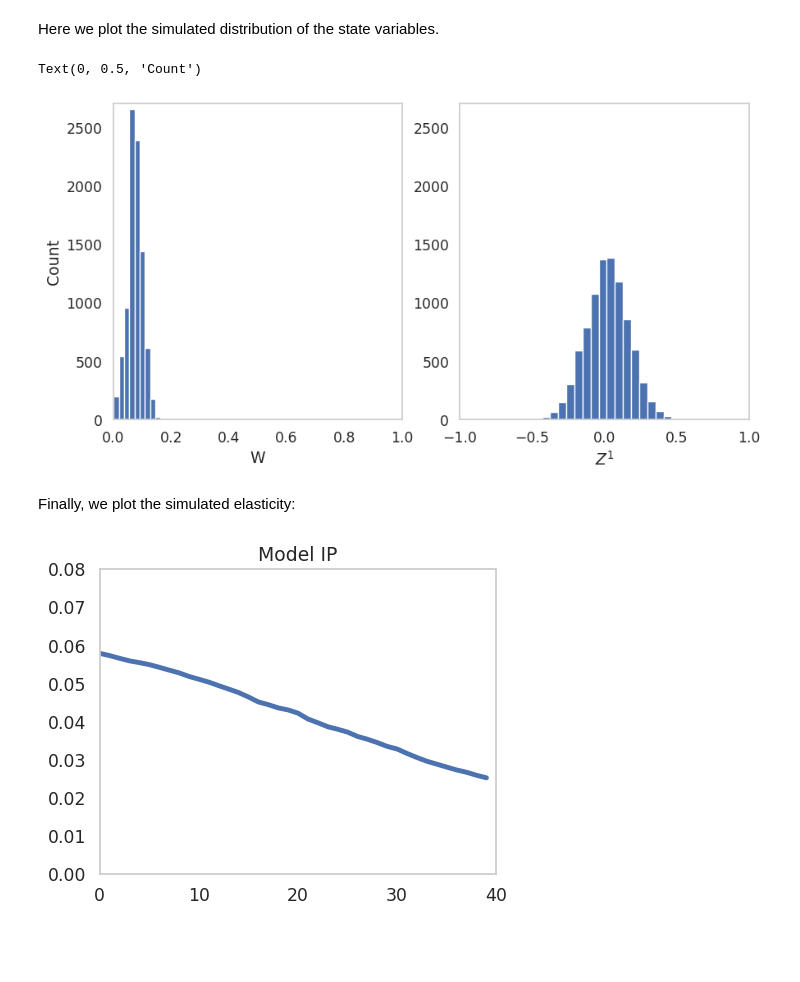
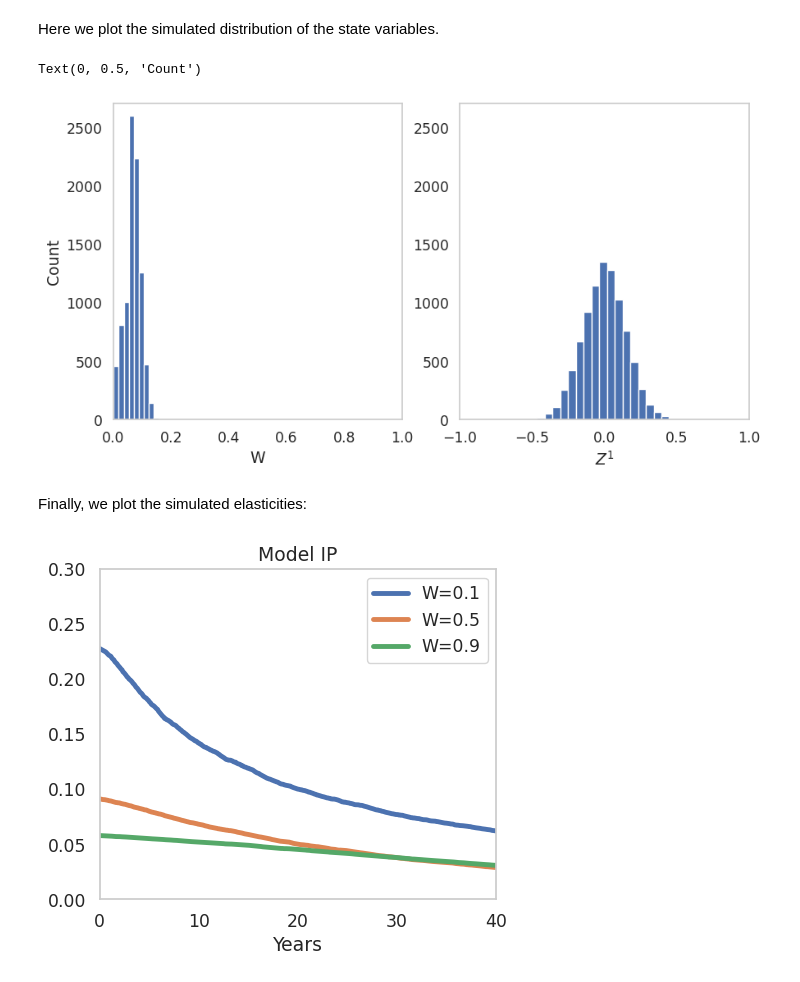
Before and after one commit to lphansen/comparing_dsge, a Jupyter notebook: _sources/elasticities.ipynb, the cells around one changed output. Saved outputs shown, nothing was run; the diff lists cells and outputs as text; code cells hidden in the pictures; blank space fills up the shorter version.

```diff
--- a/_sources/elasticities.ipynb
+++ b/_sources/elasticities.ipynb
@@ -220,7 +220,7 @@ nW=180
 nZ=30
 shock_expo='upper_triangular'
 action_name='test'
-W_percentile=0.9
+W_percentiles=[0.1,0.5,0.9]
 Z_percentile=0.5
 initial_index=1
 # %% [markdown]
@@ -228,3 +228,4 @@ Next, we run the simulation. This can take more than an hour using default setti
 # %%
-main(chiUnderline=1.0, a_e=0.0922, a_h=0.085, gamma_e=2.0, gamma_h=2.0, delta_e=0.03, delta_h=0.01, lambda_d=0.0,
-     rho_e=1.0, rho_h=1.0, nu=0.1, dt=0.1, nW=180, nZ=30, shock_expo='upper_triangular', action_name='test', W_percentile=0.5, Z_percentile=0.9, initial_index=1)
+for W_percentile in W_percentiles:
+     main(chiUnderline=1.0, a_e=0.0922, a_h=0.085, gamma_e=2.0, gamma_h=2.0, delta_e=0.03, delta_h=0.01, lambda_d=0.0,
+     rho_e=1.0, rho_h=1.0, nu=0.1, dt=0.1, nW=180, nZ=30, shock_expo='upper_triangular', action_name='test', W_percentile=W_percentile, Z_percentile=0.5, initial_index=1)
@@ -231,18 +234,20 @@ main(chiUnderline=1.0, a_e=0.0922, a_h=0.085, gamma_e=2.0, gamma_h=2.0, delta_e=
 # %% [markdown]
 We now load the results and plot an example.
 # %%
-elasticity = return_elasticity(shock_expo, dt, nW, chiUnderline, a_e, a_h, gamma_e, gamma_h, rho_e, rho_h, delta_e, delta_h, lambda_d, nu, action_name, nZ, W_percentile, Z_percentile, initial_index)
+elasticities = {}
+for W_percentile in W_percentiles:
+    elasticities[W_percentile] = return_elasticity(shock_expo, dt, nW, chiUnderline, a_e, a_h, gamma_e, gamma_h, rho_e, rho_h, delta_e, delta_h, lambda_d, nu, action_name, nZ, W_percentile, Z_percentile, initial_index)
 # %% [markdown]
 Here we plot the simulated distribution of the state variables.
 # %%
 fig, ax = plt.subplots(1, 2, figsize=(10, 5))
-ax[0].hist(elasticity['X_processes'][:,0,479],bins=10)
+ax[0].hist(elasticities[0.1]['X_processes'][:,0,479],bins=10)
 ax[0].set_xlim(0,1)
 ax[0].grid(False)
 ax[0].set_xlabel('W')
 ax[0].set_ylim(0,2700)
 
-ax[1].hist(elasticity['X_processes'][:,1,479],bins=20)
+ax[1].hist(elasticities[0.1]['X_processes'][:,1,479],bins=20)
 ax[1].set_xlim(-1,1)
 ax[1].grid(False)
 ax[1].set_xlabel(r'$Z^1$')
@@ -250,19 +255,22 @@ ax[1].set_ylim(0,2700)
 ax[0].set_ylabel('Count')
 # %% [output]
 Text(0, 0.5, 'Count')
-[figure, old version]
+[figure, new version]
 # %% [markdown]
-Finally, we plot the simulated elasticity:
+Finally, we plot the simulated elasticities:
 # %%
-fig, axes = plt.subplots(1,1, figsize=(5,4))
+fig, axes = plt.subplots(1,1, figsize=(5,4.5))
 
-sns.lineplot(elasticity['exposure_elasticity'], ax = axes)
+sns.lineplot(x=np.linspace(0,49,480),y=elasticities[0.1]['exposure_elasticity'], ax = axes, label='W=0.1')
+sns.lineplot(x=np.linspace(0,49,480),y=elasticities[0.5]['exposure_elasticity'], ax = axes, label='W=0.5')
+sns.lineplot(x=np.linspace(0,49,480),y=elasticities[0.9]['exposure_elasticity'], ax = axes, label='W=0.9')
 axes.set_title(r'Model IP')
+axes.grid(False)
+axes.set_ylim([0,0.3])
+axes.set_xlabel('Years')
 axes.set_xlim(0,40)
-axes.grid(False)
-axes.set_ylim([0,0.08])
 
 plt.subplots_adjust(wspace=0.3, hspace=0.25)
 plt.tight_layout()
 # %% [output]
-[figure, old version]
+[figure, new version]
```
Also changed, not shown: parts of 3 cells of this notebook, 7 other files.
